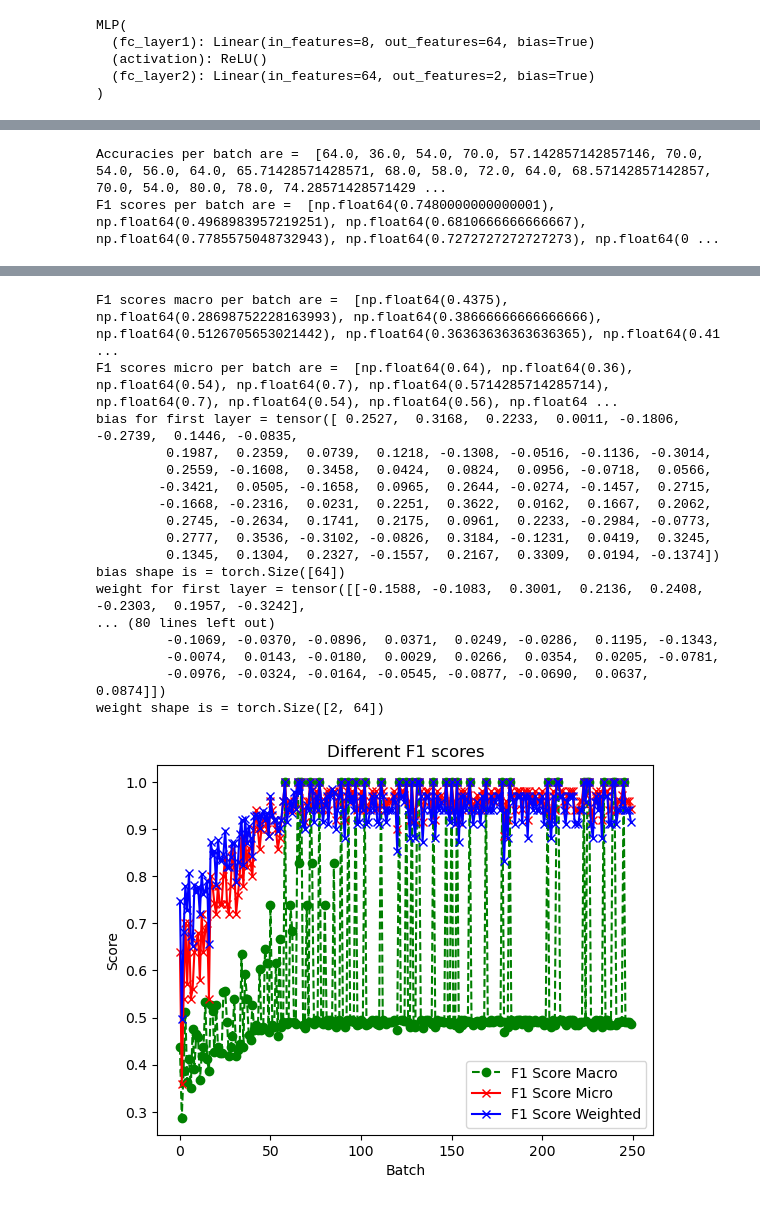
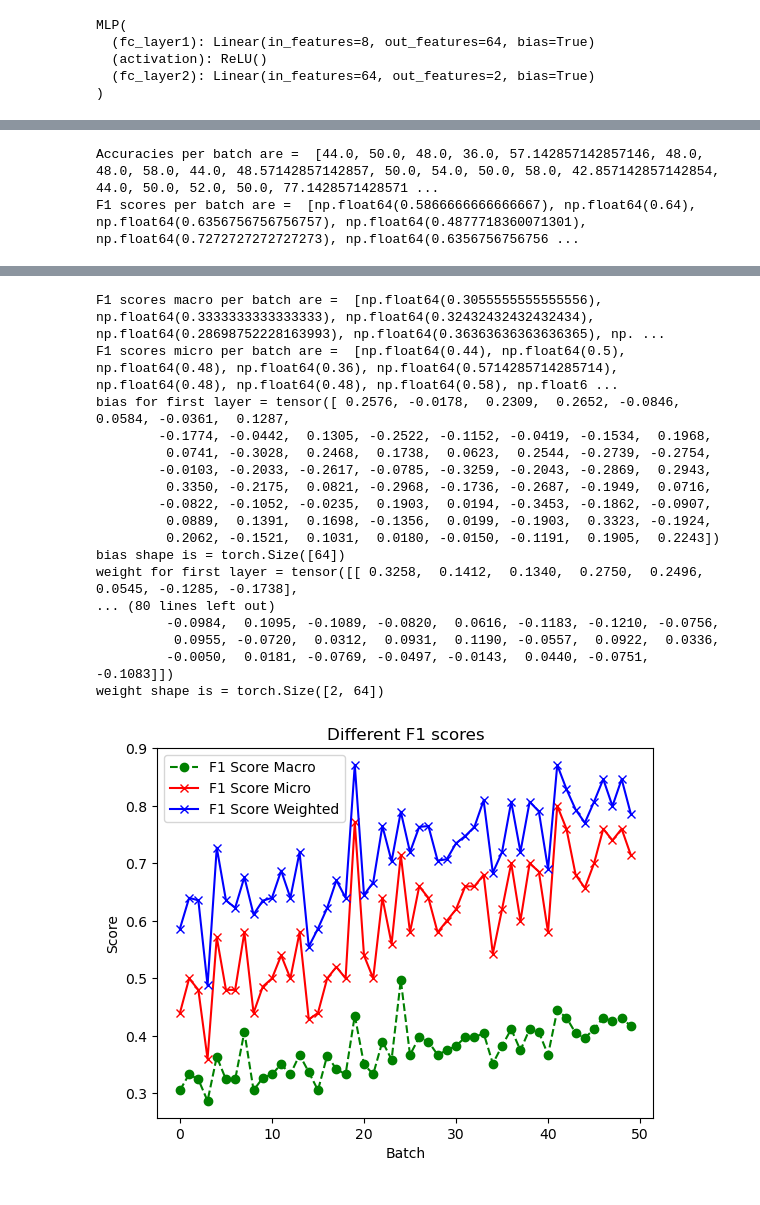
Before and after one commit to neselidondurma/biontech_backup, a Jupyter notebook: notebooks/s3_mlp_model.ipynb, the cells around one changed output, grey strips where cells are left out. Cells and saved outputs as stored; diff of their text form; code cells hidden in the pictures.

```diff
--- a/notebooks/s3_mlp_model.ipynb
+++ b/notebooks/s3_mlp_model.ipynb
@@ -219,7 +224,7 @@ def test_model(test_loader):
 
   return model, accuracies, f1_scores
 # %%
-def train_model(train_loader):
+def train_model(train_loader, num_epochs):
   seed = 42
   torch.manual_seed(seed)
   torch.cuda.manual_seed(seed)
@@ -230,7 +235,7 @@ def train_model(train_loader):
   f1_scores = []
   f1_scores_macro = []
   f1_scores_micro = []
-  epochs = 50
+  epochs = num_epochs
   errors = []
   batch_losses = []
   total = 0
@@ -350,7 +355,7 @@ def train_model(train_loader):
   print('weight shape is =', model.fc_layer2.weight.data.shape)
   return model, errors, accuracies, f1_scores_micro
 # %%
-model1, errors1, accuracies1, f1_scores1 = train_model(train_loader)
+model1, errors1, accuracies1, f1_scores1 = train_model(train_loader, num_epochs)
 # %% [output]
 Starting training
 ======================================================================
@@ -374,2 +379,2 @@ Finished training.
-Accuracies per batch are =  [64.0, 36.0, 54.0, 70.0, 57.142857142857146, 70.0, 54.0, 56.0, 64.0, 65.71428571428571, 68.0, 58.0, 72.0, 64.0, 68.57142857142857, 70.0, 54.0, 80.0, 78.0, 74.28571428571429 ...
-F1 scores per batch are =  [np.float64(0.7480000000000001), np.float64(0.4968983957219251), np.float64(0.6810666666666667), np.float64(0.7785575048732943), np.float64(0.7272727272727273), np.float64(0 ...
+Accuracies per batch are =  [44.0, 50.0, 48.0, 36.0, 57.142857142857146, 48.0, 48.0, 58.0, 44.0, 48.57142857142857, 50.0, 54.0, 50.0, 58.0, 42.857142857142854, 44.0, 50.0, 52.0, 50.0, 77.1428571428571 ...
+F1 scores per batch are =  [np.float64(0.5866666666666667), np.float64(0.64), np.float64(0.6356756756756757), np.float64(0.4877718360071301), np.float64(0.7272727272727273), np.float64(0.6356756756756 ...
@@ -377,18 +382,18 @@ F1 scores per batch are =  [np.float64(0.7480000000000001), np.float64(0.4968983
-F1 scores macro per batch are =  [np.float64(0.4375), np.float64(0.28698752228163993), np.float64(0.38666666666666666), np.float64(0.5126705653021442), np.float64(0.36363636363636365), np.float64(0.41 ...
-F1 scores micro per batch are =  [np.float64(0.64), np.float64(0.36), np.float64(0.54), np.float64(0.7), np.float64(0.5714285714285714), np.float64(0.7), np.float64(0.54), np.float64(0.56), np.float64 ...
-bias for first layer = tensor([ 0.2527,  0.3168,  0.2233,  0.0011, -0.1806, -0.2739,  0.1446, -0.0835,
-         0.1987,  0.2359,  0.0739,  0.1218, -0.1308, -0.0516, -0.1136, -0.3014,
-         0.2559, -0.1608,  0.3458,  0.0424,  0.0824,  0.0956, -0.0718,  0.0566,
-        -0.3421,  0.0505, -0.1658,  0.0965,  0.2644, -0.0274, -0.1457,  0.2715,
-        -0.1668, -0.2316,  0.0231,  0.2251,  0.3622,  0.0162,  0.1667,  0.2062,
-         0.2745, -0.2634,  0.1741,  0.2175,  0.0961,  0.2233, -0.2984, -0.0773,
-         0.2777,  0.3536, -0.3102, -0.0826,  0.3184, -0.1231,  0.0419,  0.3245,
-         0.1345,  0.1304,  0.2327, -0.1557,  0.2167,  0.3309,  0.0194, -0.1374])
+F1 scores macro per batch are =  [np.float64(0.3055555555555556), np.float64(0.3333333333333333), np.float64(0.32432432432432434), np.float64(0.28698752228163993), np.float64(0.36363636363636365), np. ...
+F1 scores micro per batch are =  [np.float64(0.44), np.float64(0.5), np.float64(0.48), np.float64(0.36), np.float64(0.5714285714285714), np.float64(0.48), np.float64(0.48), np.float64(0.58), np.float6 ...
+bias for first layer = tensor([ 0.2576, -0.0178,  0.2309,  0.2652, -0.0846,  0.0584, -0.0361,  0.1287,
+        -0.1774, -0.0442,  0.1305, -0.2522, -0.1152, -0.0419, -0.1534,  0.1968,
+         0.0741, -0.3028,  0.2468,  0.1738,  0.0623,  0.2544, -0.2739, -0.2754,
+        -0.0103, -0.2033, -0.2617, -0.0785, -0.3259, -0.2043, -0.2869,  0.2943,
+         0.3350, -0.2175,  0.0821, -0.2968, -0.1736, -0.2687, -0.1949,  0.0716,
+        -0.0822, -0.1052, -0.0235,  0.1903,  0.0194, -0.3453, -0.1862, -0.0907,
+         0.0889,  0.1391,  0.1698, -0.1356,  0.0199, -0.1903,  0.3323, -0.1924,
+         0.2062, -0.1521,  0.1031,  0.0180, -0.0150, -0.1191,  0.1905,  0.2243])
 bias shape is = torch.Size([64])
-weight for first layer = tensor([[-0.1588, -0.1083,  0.3001,  0.2136,  0.2408, -0.2303,  0.1957, -0.3242],
+weight for first layer = tensor([[ 0.3258,  0.1412,  0.1340,  0.2750,  0.2496,  0.0545, -0.1285, -0.1738],
 ... (80 lines left out)
-         -0.1069, -0.0370, -0.0896,  0.0371,  0.0249, -0.0286,  0.1195, -0.1343,
-         -0.0074,  0.0143, -0.0180,  0.0029,  0.0266,  0.0354,  0.0205, -0.0781,
-         -0.0976, -0.0324, -0.0164, -0.0545, -0.0877, -0.0690,  0.0637,  0.0874]])
+         -0.0984,  0.1095, -0.1089, -0.0820,  0.0616, -0.1183, -0.1210, -0.0756,
+          0.0955, -0.0720,  0.0312,  0.0931,  0.1190, -0.0557,  0.0922,  0.0336,
+         -0.0050,  0.0181, -0.0769, -0.0497, -0.0143,  0.0440, -0.0751, -0.1083]])
 weight shape is = torch.Size([2, 64])
-[figure, old version]
+[figure, new version]
```
Also changed, not shown: parts of 11 cells of this notebook, 2 other files.
